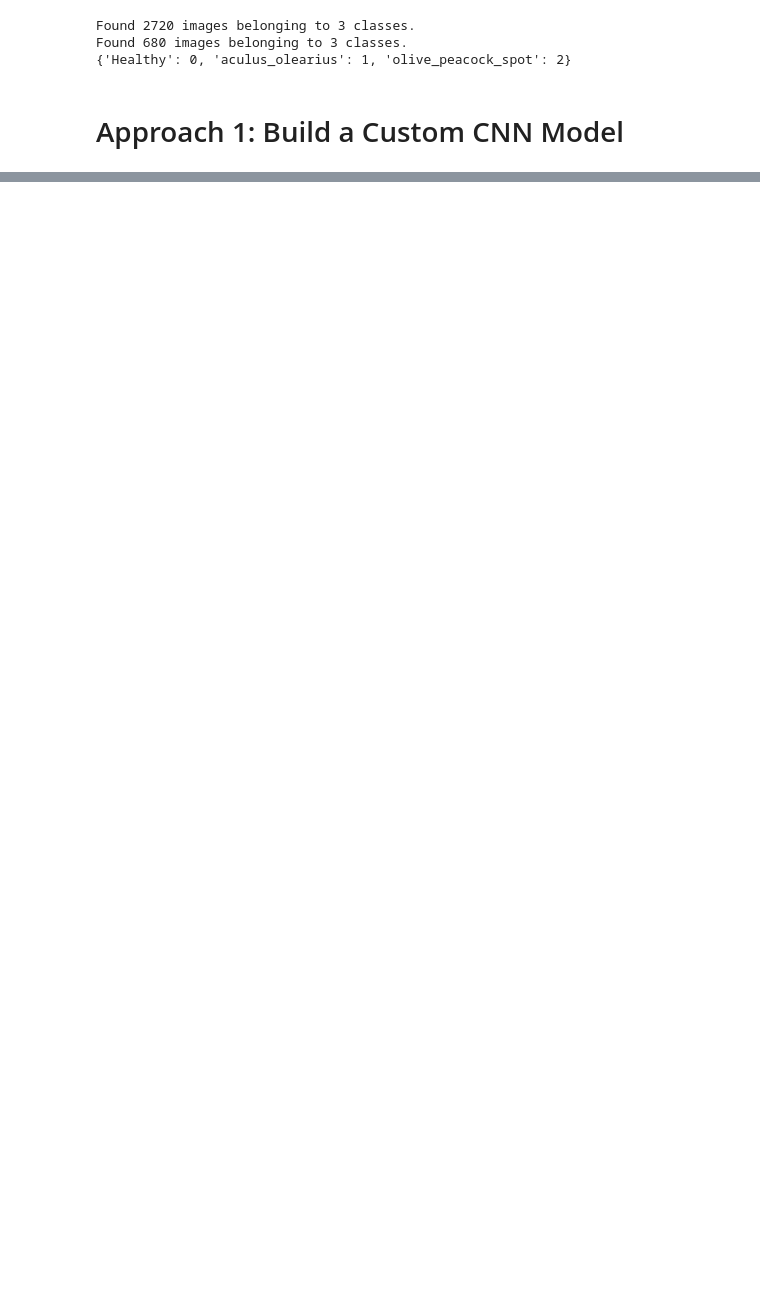
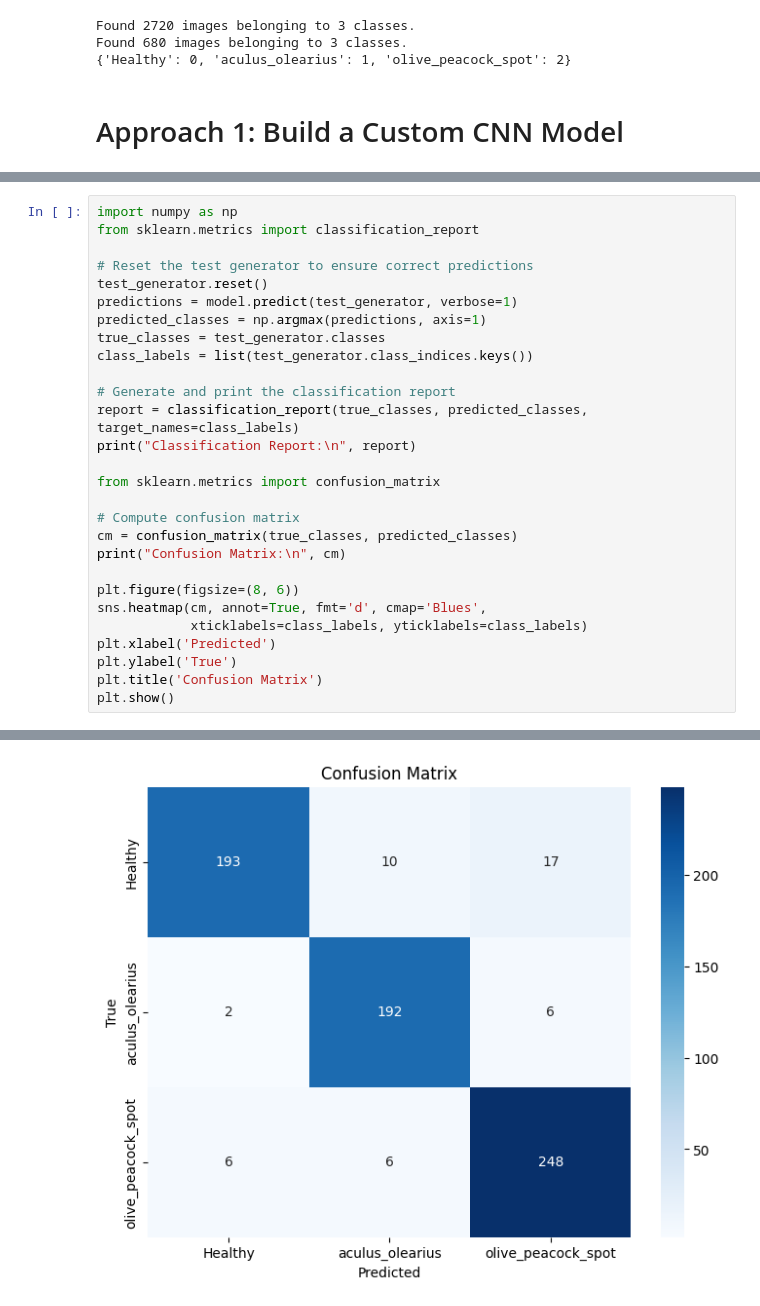
Before and after one commit to HBSAIKAT/Olive-Leaf-Image-Classification-CNN, a Jupyter notebook: olive-leaf-image-classification.ipynb, the cells around one changed output, grey strips where cells are left out. Saved outputs shown, nothing was run; the diff lists cells and outputs as text; blank space fills up the shorter version.

```diff
--- a/olive-leaf-image-classification.ipynb
+++ b/olive-leaf-image-classification.ipynb
@@ -377,0 +451,29 @@ plt.show()
+# %%
+import numpy as np
+from sklearn.metrics import classification_report
+
+# Reset the test generator to ensure correct predictions
+test_generator.reset()
+predictions = model.predict(test_generator, verbose=1)
+predicted_classes = np.argmax(predictions, axis=1)
+true_classes = test_generator.classes
+class_labels = list(test_generator.class_indices.keys())
+
+# Generate and print the classification report
+report = classification_report(true_classes, predicted_classes, target_names=class_labels)
+print("Classification Report:\n", report)
+
+from sklearn.metrics import confusion_matrix
+
+# Compute confusion matrix
+cm = confusion_matrix(true_classes, predicted_classes)
+print("Confusion Matrix:\n", cm)
+
+plt.figure(figsize=(8, 6))
+sns.heatmap(cm, annot=True, fmt='d', cmap='Blues',
+            xticklabels=class_labels, yticklabels=class_labels)
+plt.xlabel('Predicted')
+plt.ylabel('True')
+plt.title('Confusion Matrix')
+plt.show()
+# %% [output]
@@ -377,0 +496 @@ plt.show()
+[figure, added]
```
Also changed, not shown: parts of 37 cells of this notebook.
